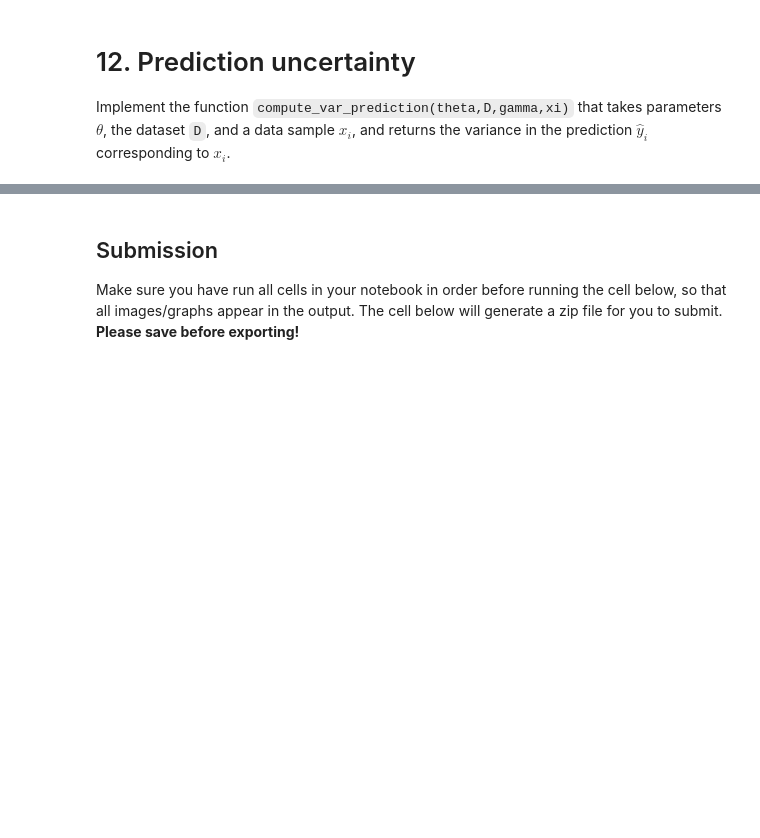
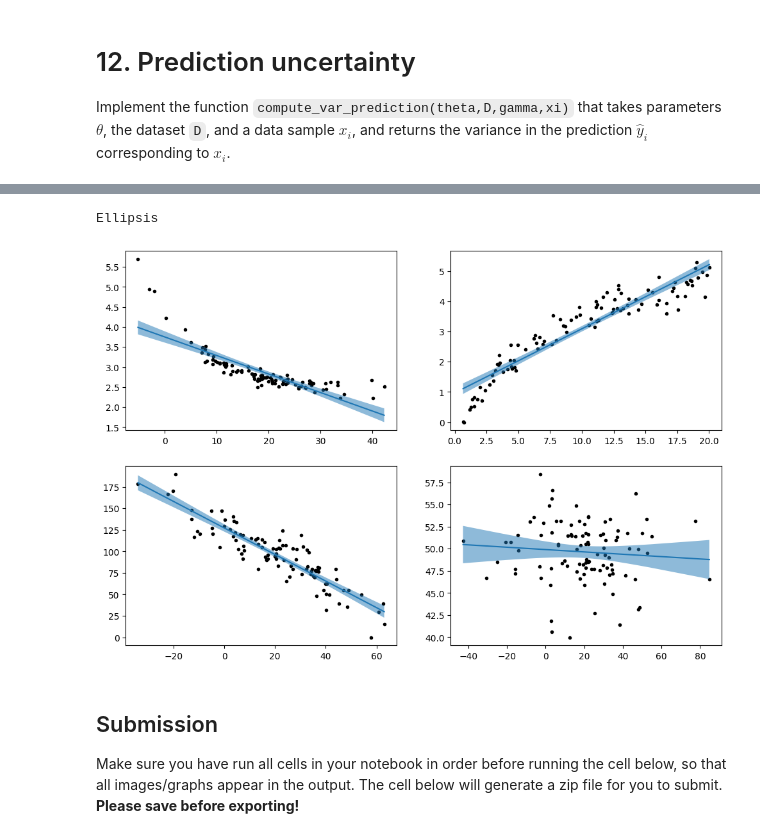
Before and after one commit to EnchengLiu/Coursera-Happy-Exercise-with-Jiayi, a Jupyter notebook: Berkeley 276DS Statistics and Data Science/hw/hw3/hw3.ipynb, the cells around one changed output, grey strips where cells are left out. Drawn from its saved outputs; the diff is of its cells as text; code cells hidden in the pictures; blank space fills up the shorter version.

```diff
--- a/Berkeley 276DS Statistics and Data Science/hw/hw3/hw3.ipynb
+++ b/Berkeley 276DS Statistics and Data Science/hw/hw3/hw3.ipynb
@@ -136,10 +207,13 @@ print(f'RsquaredD={RsquaredD}')
 Implement the function `estimate_sigma2(theta,D)` that takes parameters $\theta=(\theta_0,\theta_1)$ and the dataset `D` and returns an unbiased estimate of the variance $\sigma^2$ of the uncertainty values $\varepsilon_i$ in $y_i=\theta_0^* + x_i\theta_1^*  + \varepsilon_i$.
 
 $$\hat\sigma^2  = \frac{1}{N-2} \sum_{i=1}^{N} (y_i - \hat{y}_i)^2$$
-# %%
-def estimate_sigma2(theta,D):
-    ...             # TODO
-    return ...      # TODO
+# %%
+def estimate_sigma2(theta, D):
+    x, y = D
+    n = len(x)
+    y_pred = [theta[0] + theta[1] * x[i] for i in range(n)]
+    sigma2 = sum((y[i] - y_pred[i]) ** 2 for i in range(n)) / (n - 2)
+    return sigma2
 # %%
 sigma2A = estimate_sigma2(thetaA,DA)
 sigma2B = estimate_sigma2(thetaB,DB)
@@ -236,10 +401,14 @@ grader.check("q11")
 
 
 Implement the function `compute_var_prediction(theta,D,gamma,xi)` that takes parameters $\theta$, the dataset `D`, and a data sample $x_i$, and returns the variance in the prediction $\hat{y}_i$ corresponding to $x_i$.
-# %%
-def compute_var_prediction(theta,D,xi):
-    ...             # TODO
-    return ...      # TODO
+# %%
+def compute_var_prediction(theta,D,xi):
+    x, y = D
+    n = len(x)
+    sigma2 = estimate_sigma2(theta,D)
+    sigma_x = np.std(x,ddof=1)
+    var_y = sigma2*(1/n+(xi-np.mean(x))**2/((n-1)*sigma_x**2)) # TODO
+    return var_y
 # %%
 varYA = compute_var_prediction(thetaA,DA,DA[0])
 stddevYA = np.sqrt(varYA)
@@ -268,13 +448,31 @@ Repeat the scatter and prediction plot, but this time overlay an prediction unce
 # %%
 fig, ax = plt.subplots(figsize=(12,8),nrows=2,ncols=2)
 
 a = ax[0,0]
 yhatA = eval_linreg(thetaA,DA)
 a.scatter(DA[0],DA[1],color='k',marker='.')
 a.plot(DA[0],yhatA)
 a.fill_between(DA[0],yhatA-2*stddevYA,yhatA+2*stddevYA,alpha=0.5)
+b = ax[0,1]
+yhatB = eval_linreg(thetaB,DB)
+b.scatter(DB[0],DB[1],color='k',marker='.')
+b.plot(DB[0],yhatB)
+b.fill_between(DB[0],yhatB-2*stddevYB,yhatB+2*stddevYB,alpha=0.5)
+c = ax[1,0]
+yhatC = eval_linreg(thetaC,DC)
+c.scatter(DC[0],DC[1],color='k',marker='.')
+c.plot(DC[0],yhatC)
+c.fill_between(DC[0],yhatC-2*stddevYC,yhatC+2*stddevYC,alpha=0.5)
+d = ax[1,1]
+yhatD = eval_linreg(thetaD,DD)
+d.scatter(DD[0],DD[1],color='k',marker='.')
+d.plot(DD[0],yhatD)
+d.fill_between(DD[0],yhatD-2*stddevYD,yhatD+2*stddevYD,alpha=0.5)
 
 ...
+# %% [output]
+Ellipsis
+[figure, added]
 # %% [markdown]
 ## Submission
 
```
Also changed, not shown: parts of 37 cells of this notebook, 43 other files.
